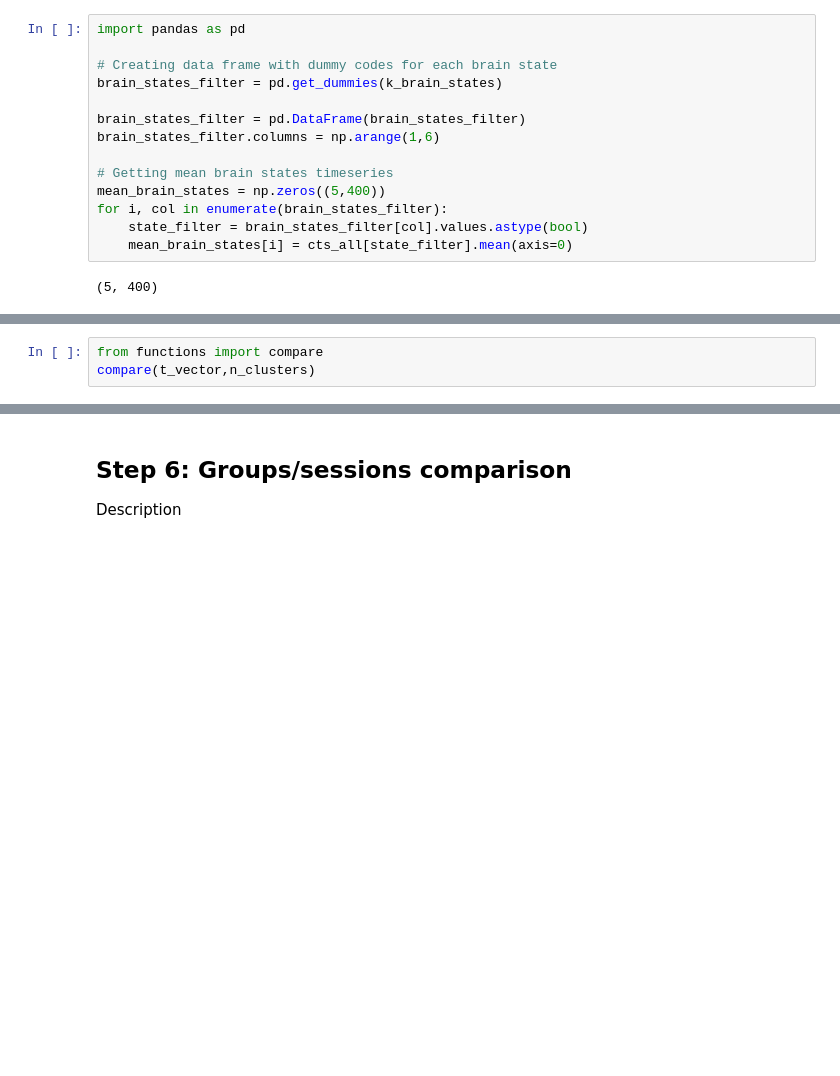
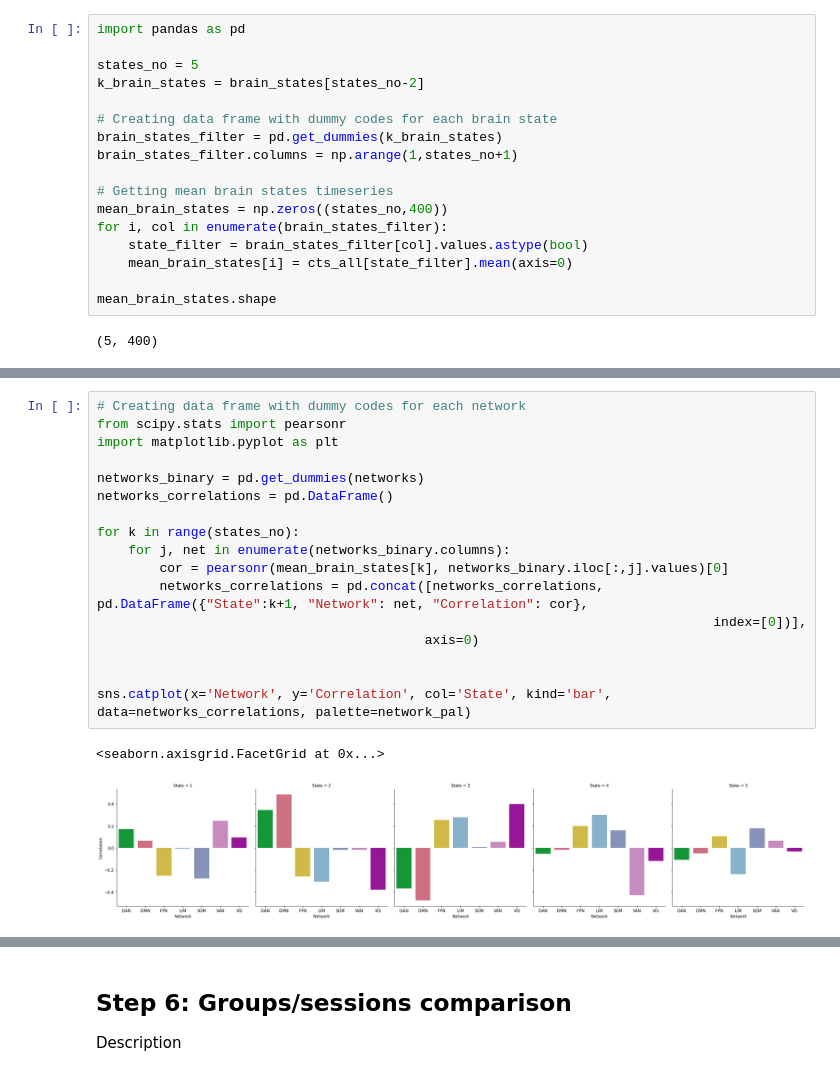
Before and after one commit to LeonBai/wm-brain-states, a Jupyter notebook: brain_states_analysis_schaefer400.ipynb, the cells around one changed output, grey strips where cells are left out. Cells and saved outputs as stored; diff of their text form; blank space fills up the shorter version.

```diff
--- a/brain_states_analysis_schaefer400.ipynb
+++ b/brain_states_analysis_schaefer400.ipynb
@@ -248,16 +245,19 @@ k_brain_states = brain_states[3]
 # %%
 import pandas as pd
 
+states_no = 5
+k_brain_states = brain_states[states_no-2]
+
 # Creating data frame with dummy codes for each brain state
 brain_states_filter = pd.get_dummies(k_brain_states)
-
-brain_states_filter = pd.DataFrame(brain_states_filter)
-brain_states_filter.columns = np.arange(1,6)
+brain_states_filter.columns = np.arange(1,states_no+1)
 
 # Getting mean brain states timeseries
-mean_brain_states = np.zeros((5,400))
+mean_brain_states = np.zeros((states_no,400))
 for i, col in enumerate(brain_states_filter):
     state_filter = brain_states_filter[col].values.astype(bool)
     mean_brain_states[i] = cts_all[state_filter].mean(axis=0)
+
+mean_brain_states.shape
 # %% [output]
 (5, 400)
@@ -360,3 +264,20 @@ def compare(t_vector, n_clusters):
-# %%
-from functions import compare
-compare(t_vector,n_clusters)
+# %%
+# Creating data frame with dummy codes for each network
+from scipy.stats import pearsonr
+import matplotlib.pyplot as plt
+
+networks_binary = pd.get_dummies(networks)
+networks_correlations = pd.DataFrame()
+
+for k in range(states_no):
+    for j, net in enumerate(networks_binary.columns):
+        cor = pearsonr(mean_brain_states[k], networks_binary.iloc[:,j].values)[0]
+        networks_correlations = pd.concat([networks_correlations, pd.DataFrame({"State":k+1, "Network": net, "Correlation": cor},
+                                                                               index=[0])],
+                                          axis=0)
+
+
+sns.catplot(x='Network', y='Correlation', col='State', kind='bar', data=networks_correlations, palette=network_pal)
+# %% [output]
+<seaborn.axisgrid.FacetGrid at 0x...>
+[figure, added]
```
Also changed, not shown: parts of 18 cells of this notebook.
